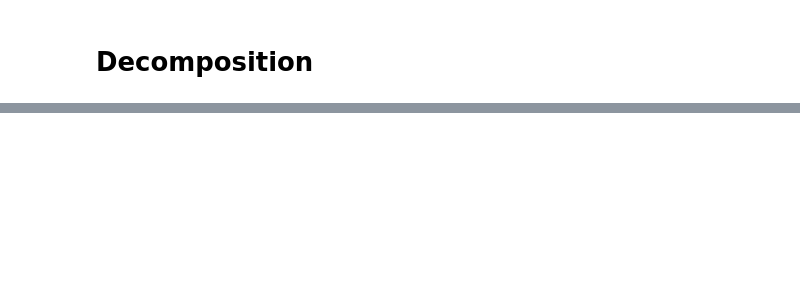
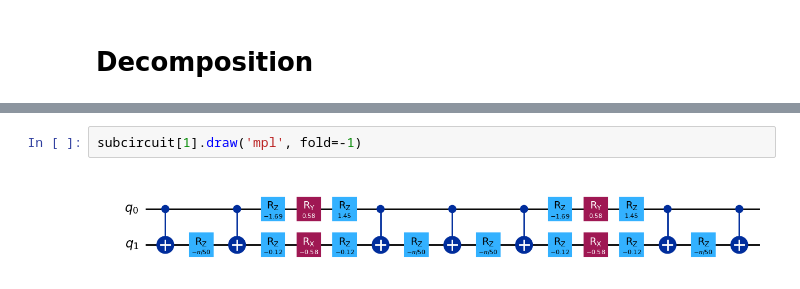
Before and after one commit to AprilSweettooth/Tailored-FT-CircuitCut, a Jupyter notebook: gate_estimation/manual_cut_bell.ipynb, the cells around one changed output, grey strips where cells are left out. Drawn from its saved outputs; the diff is of its cells as text; blank space fills up the shorter version.

```diff
--- a/gate_estimation/manual_cut_bell.ipynb
+++ b/gate_estimation/manual_cut_bell.ipynb
@@ -333,0 +272,4 @@ Gate Cut at circuit instruction index 28
+# %%
+subcircuit[1].draw('mpl', fold=-1)
+# %% [output]
+[figure, added]
```
Also changed, not shown: parts of 36 cells of this notebook, 19 other files.
